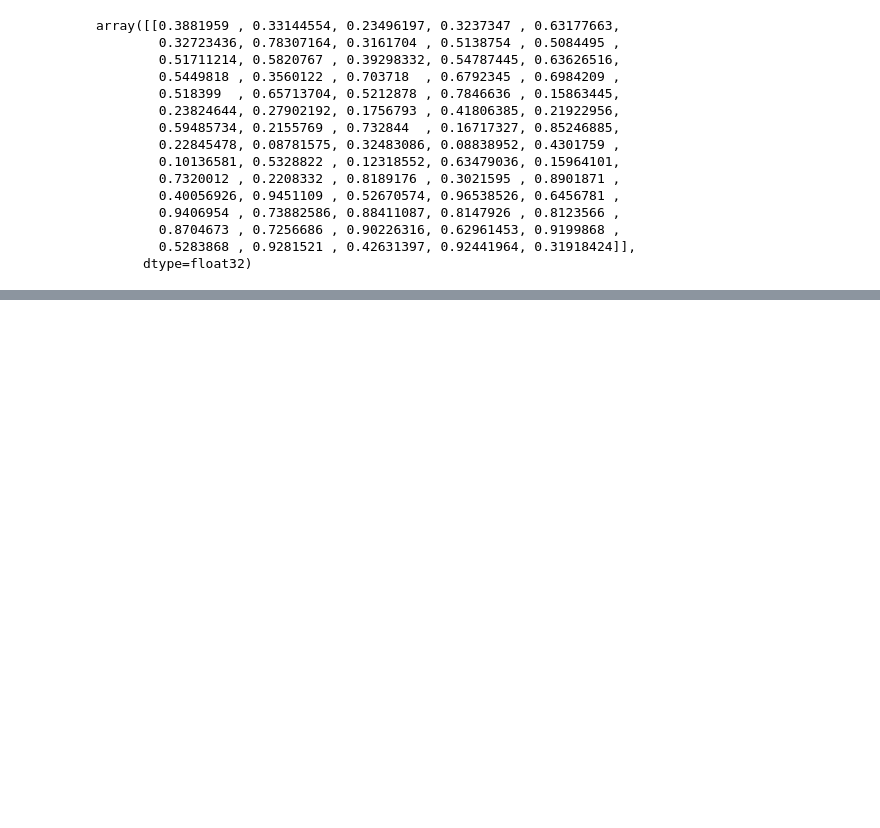
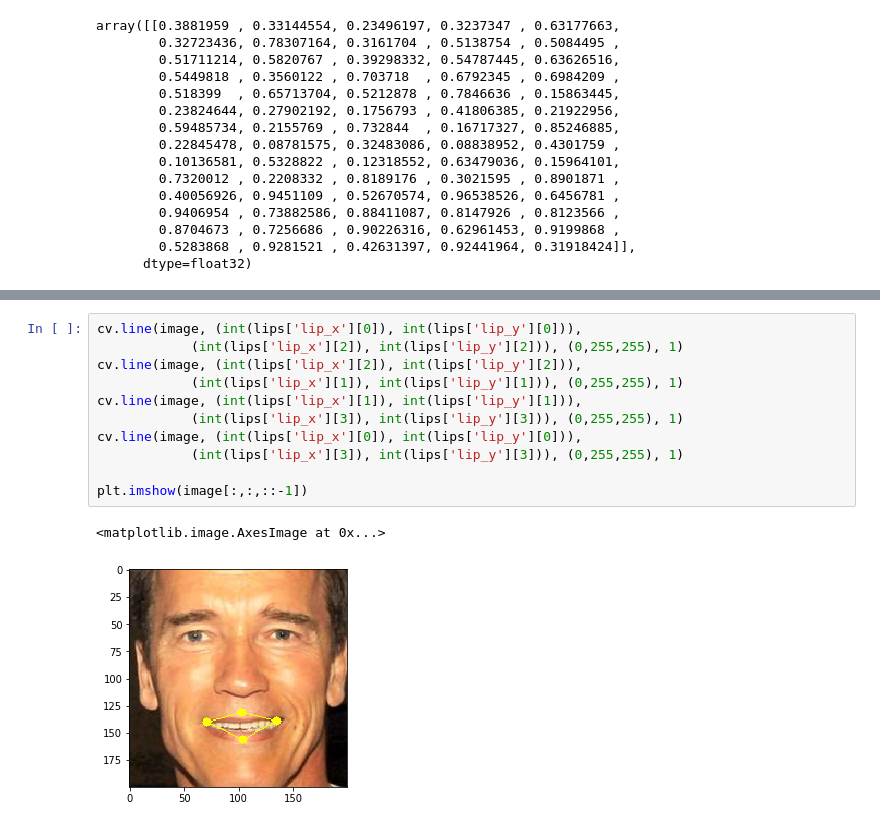
Before and after one commit to BenedictusAryo/practice_opencv, a Jupyter notebook: test_openvino/lomba/research.ipynb, the cells around one changed output, grey strips where cells are left out. Drawn from its saved outputs; the diff is of its cells as text; blank space fills up the shorter version.

```diff
--- a/test_openvino/lomba/research.ipynb
+++ b/test_openvino/lomba/research.ipynb
@@ -175,0 +210,14 @@ plt.imshow(image[:,:,::-1])
+# %%
+cv.line(image, (int(lips['lip_x'][0]), int(lips['lip_y'][0])),
+            (int(lips['lip_x'][2]), int(lips['lip_y'][2])), (0,255,255), 1)
+cv.line(image, (int(lips['lip_x'][2]), int(lips['lip_y'][2])),
+            (int(lips['lip_x'][1]), int(lips['lip_y'][1])), (0,255,255), 1)
+cv.line(image, (int(lips['lip_x'][1]), int(lips['lip_y'][1])),
+            (int(lips['lip_x'][3]), int(lips['lip_y'][3])), (0,255,255), 1)
+cv.line(image, (int(lips['lip_x'][0]), int(lips['lip_y'][0])),
+            (int(lips['lip_x'][3]), int(lips['lip_y'][3])), (0,255,255), 1)
+
+plt.imshow(image[:,:,::-1])
+# %% [output]
+<matplotlib.image.AxesImage at 0x...>
+[figure, added]
```
Also changed, not shown: parts of 6 cells of this notebook.
